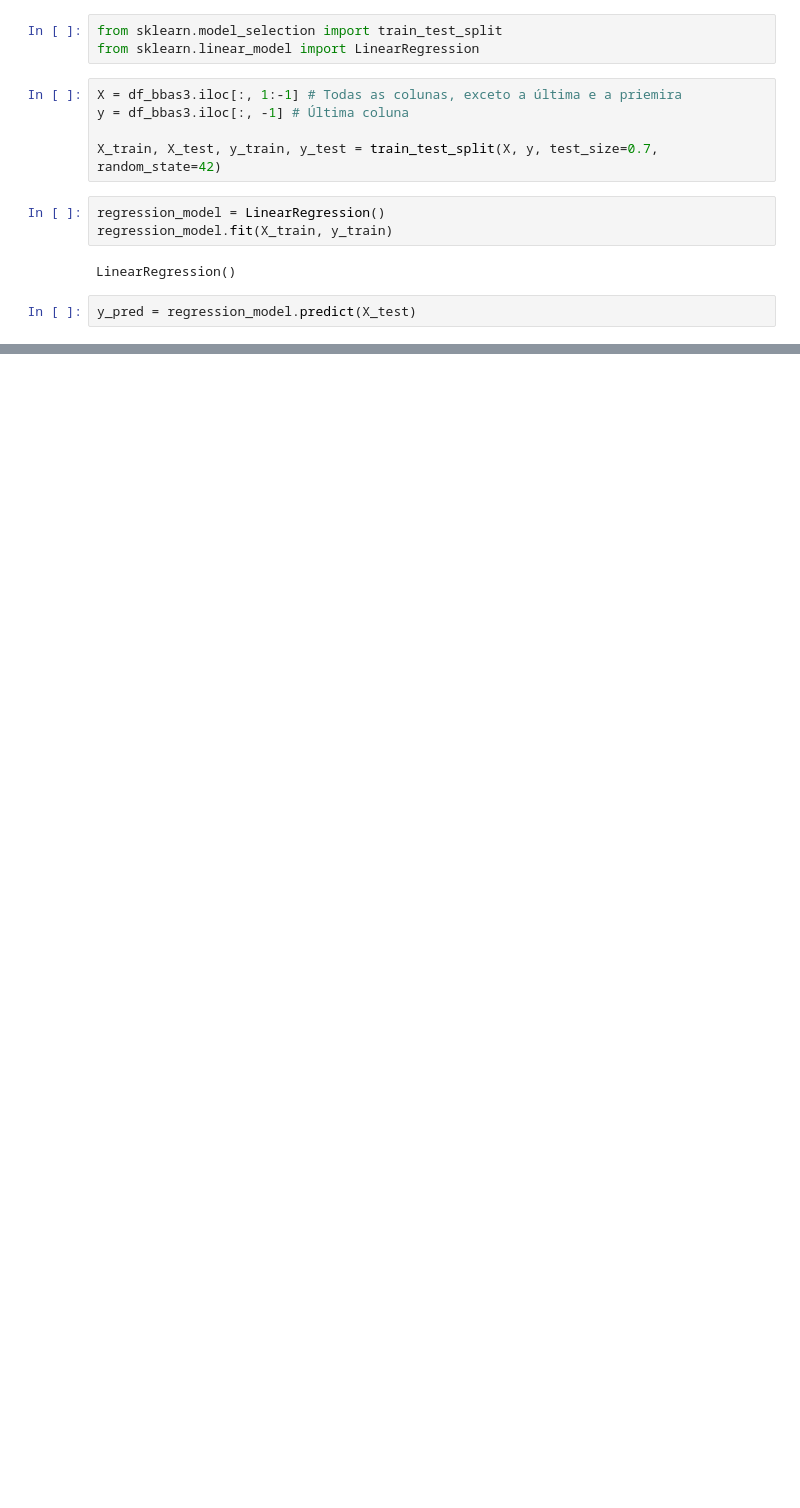
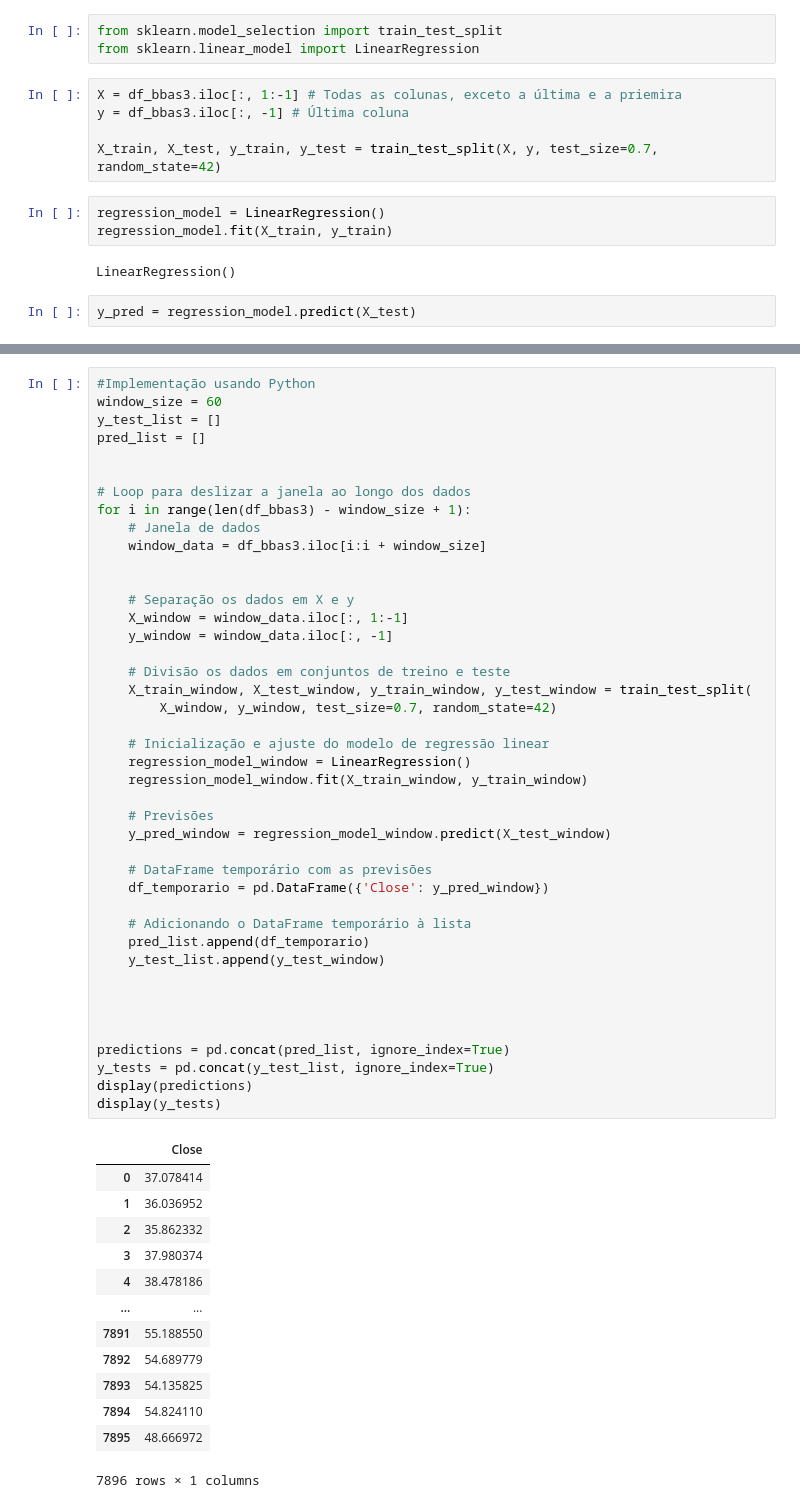
Before and after one commit to FranciscoVieiraN/stock_prediction, a Jupyter notebook: LinearRegression.ipynb, the cells around one changed output, grey strips where cells are left out. Cells and saved outputs as stored; diff of their text form; blank space fills up the shorter version.

```diff
--- a/LinearRegression.ipynb
+++ b/LinearRegression.ipynb
@@ -125,0 +161,56 @@ plt.show()
+# %%
+#Implementação usando Python
+window_size = 60
+y_test_list = []
+pred_list = []
+
+
+# Loop para deslizar a janela ao longo dos dados
+for i in range(len(df_bbas3) - window_size + 1):
+    # Janela de dados
+    window_data = df_bbas3.iloc[i:i + window_size]
+
+
+    # Separação os dados em X e y
+    X_window = window_data.iloc[:, 1:-1]
+    y_window = window_data.iloc[:, -1]
+
+    # Divisão os dados em conjuntos de treino e teste
+    X_train_window, X_test_window, y_train_window, y_test_window = train_test_split(
+        X_window, y_window, test_size=0.7, random_state=42)
+
+    # Inicialização e ajuste do modelo de regressão linear
+    regression_model_window = LinearRegression()
+    regression_model_window.fit(X_train_window, y_train_window)
+
+    # Previsões
+    y_pred_window = regression_model_window.predict(X_test_window)
+
+    # DataFrame temporário com as previsões
+    df_temporario = pd.DataFrame({'Close': y_pred_window})
+
+    # Adicionando o DataFrame temporário à lista
+    pred_list.append(df_temporario)
+    y_test_list.append(y_test_window)
+
+
+
+
+predictions = pd.concat(pred_list, ignore_index=True)
+y_tests = pd.concat(y_test_list, ignore_index=True)
+display(predictions)
+display(y_tests)
+# %% [output]
+|  | Close |
+| 0 | 37.078414 |
+| 1 | 36.036952 |
+| 2 | 35.862332 |
+| 3 | 37.980374 |
+| 4 | 38.478186 |
+| ... | ... |
+| 7891 | 55.188550 |
+| 7892 | 54.689779 |
+| 7893 | 54.135825 |
+| 7894 | 54.824110 |
+| 7895 | 48.666972 |
+7896 rows × 1 columns
```
Also changed, not shown: parts of 13 cells of this notebook.
